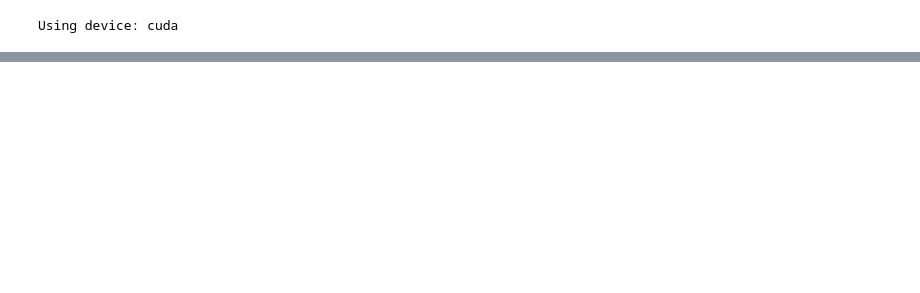
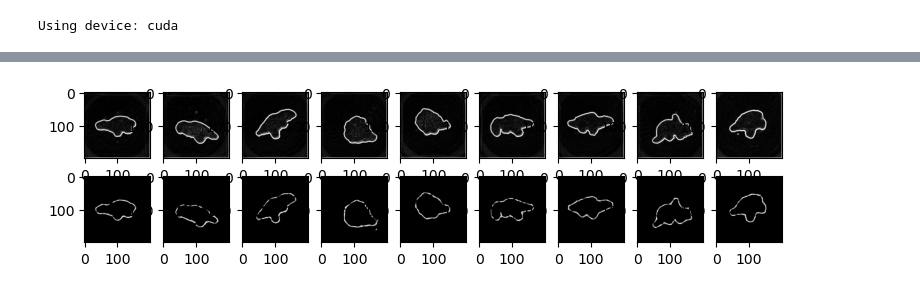
Before and after one commit to GarveyJLi/Dino-Nuggetology, a Jupyter notebook: classification/autoencoder copy.ipynb, the cells around one changed output, grey strips where cells are left out. Saved outputs shown, nothing was run; the diff lists cells and outputs as text; code cells hidden in the pictures; blank space fills up the shorter version.

```diff
--- a/classification/autoencoder copy.ipynb
+++ b/classification/autoencoder copy.ipynb
@@ -174,0 +221,40 @@ for k in range(0, num_epochs, 50):
+# %%
+misformed_images_dir = os.path.join(project_dir, 'images')
+
+mis_dir = os.path.join(misformed_images_dir, 'mis')
+mis_files = []
+
+for img in os.listdir(mis_dir):
+    mis_files.append(os.path.join(mis_dir, img))
+
+misformed = CustomDataset(file_list = mis_files, root_dir = images_dir, transform=transform)
+misformed_loader = DataLoader(misformed, batch_size=batch_size, shuffle=False)
+
+anomaly_test = {}
+for img in misformed_loader:
+    img = img.to(device)
+    # img = img.reshape(-1, 200*200)
+    recon = model(img)
+    anomaly_test['og'] = img
+    anomaly_test['recon'] = recon
+
+
+plt.figure(figsize=(9, 2))
+plt.gray()
+imgs = anomaly_test['og']
+recon = anomaly_test['recon']
+for i, item in enumerate(imgs):
+    if i >= 9: break
+    plt.subplot(2, 9, i+1)
+    # item = item.reshape(-1, 28,28) # -> use for Autoencoder_Linear
+    # item: 1, 28, 28
+    plt.imshow(item.view(200, 200).cpu().detach().numpy())
+
+for i, item in enumerate(recon):
+    if i >= 9: break
+    plt.subplot(2, 9, 9+i+1) # row_length + i + 1
+    # item = item.reshape(-1, 28,28) # -> use for Autoencoder_Linear
+    # item: 1, 28, 28
+    plt.imshow(item.view(200, 200).cpu().detach().numpy())
+# %% [output]
+[figure, added]
```
Also changed, not shown: parts of 14 cells of this notebook, 5 other files.
